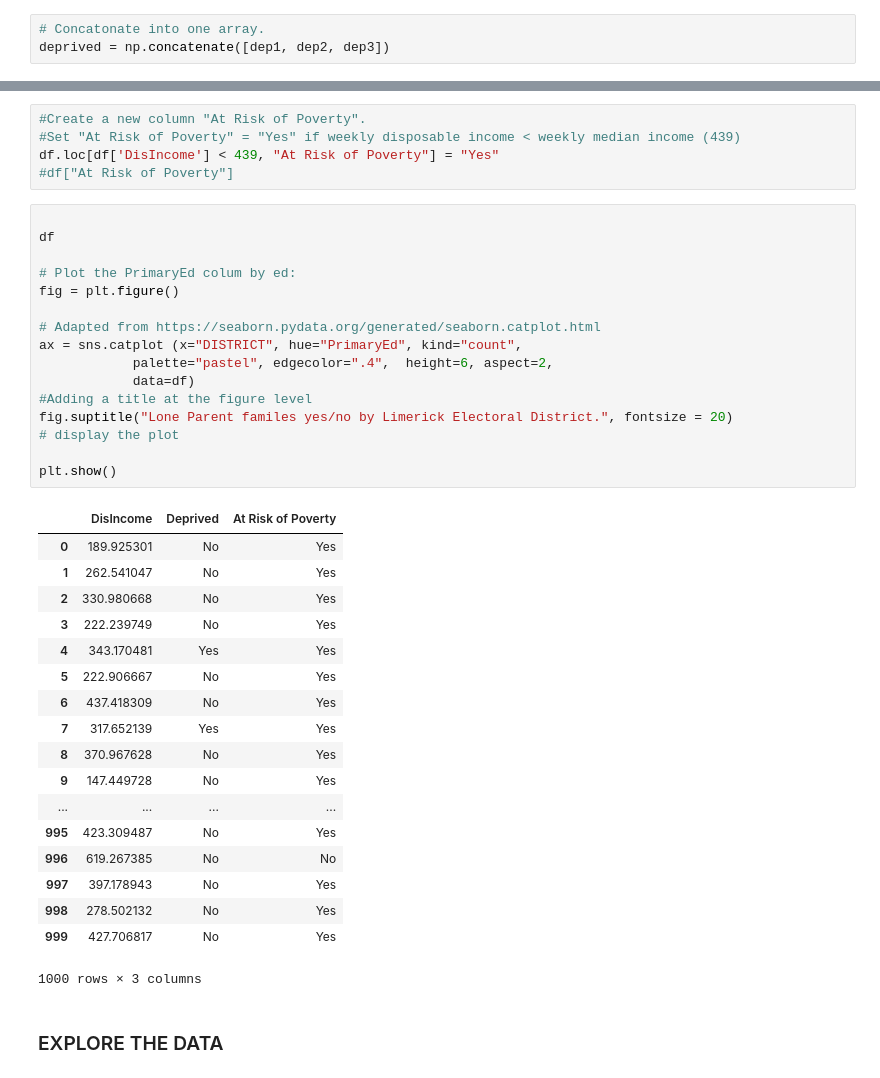
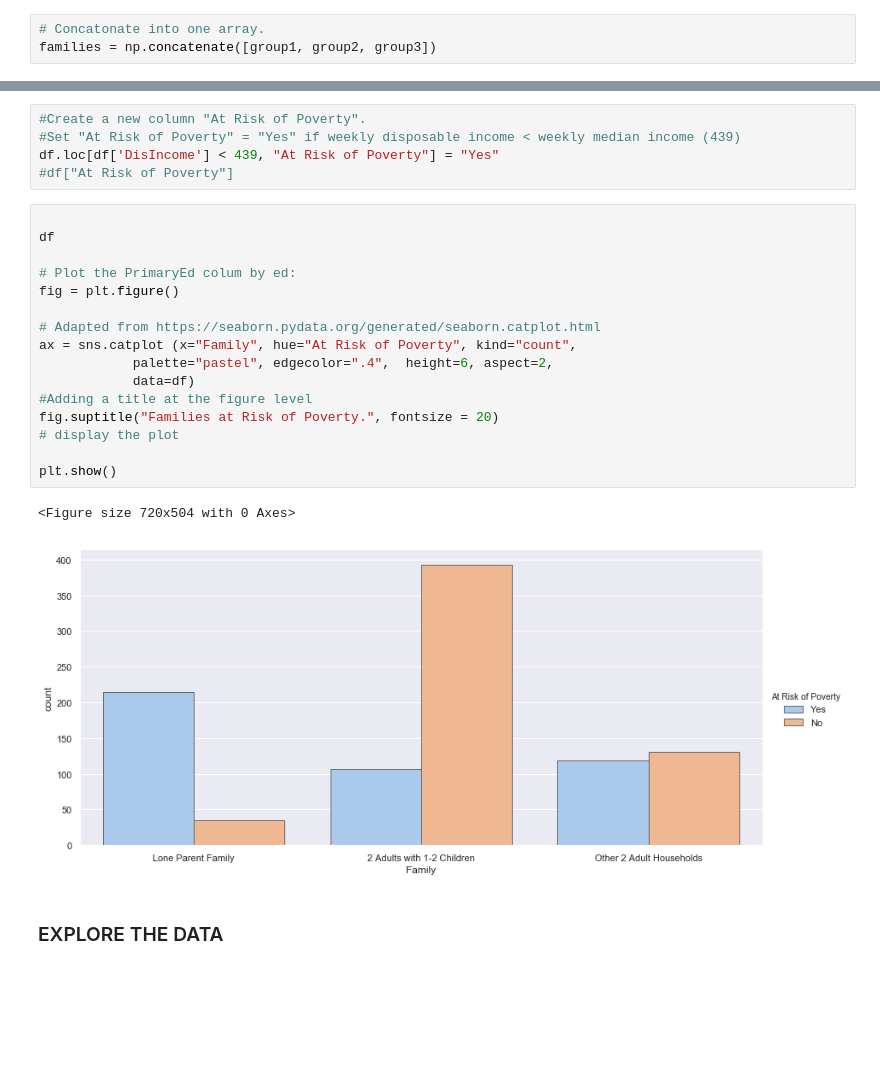
Before and after one commit to fionaoriordan/52465_19_project, a Jupyter notebook: 52465_19_project_dep1.ipynb, the cells around one changed output, grey strips where cells are left out. Saved outputs shown, nothing was run; the diff lists cells and outputs as text; blank space fills up the shorter version.

Commit message:
Updating df to include families column and creating histogram of df

```diff
--- a/52465_19_project_dep1.ipynb
+++ b/52465_19_project_dep1.ipynb
@@ -127,7 +127,7 @@ group2 = ["2 Adults with 1-2 Children"] * 500
 group3 = ["Other 2 Adult Households"] *250
 # %%
 # Concatonate into one array.
-deprived = np.concatenate([dep1, dep2, dep3])
+families = np.concatenate([group1, group2, group3])
 # %% [markdown]
 ### 3.2  DISPOSABLE INCOME ARRAY
 # %%
@@ -221,38 +221,22 @@ df.loc[df['DisIncome'] < 439, "At Risk of Poverty"] = "Yes"
 # %%
 
 df
 
 # Plot the PrimaryEd colum by ed:
 fig = plt.figure()
 
 # Adapted from https://seaborn.pydata.org/generated/seaborn.catplot.html
-ax = sns.catplot (x="DISTRICT", hue="PrimaryEd", kind="count",
+ax = sns.catplot (x="Family", hue="At Risk of Poverty", kind="count",
             palette="pastel", edgecolor=".4",  height=6, aspect=2,
             data=df)
 #Adding a title at the figure level
-fig.suptitle("Lone Parent familes yes/no by Limerick Electoral District.", fontsize = 20)
+fig.suptitle("Families at Risk of Poverty.", fontsize = 20)
 # display the plot
 
 plt.show()
 # %% [output]
-|  | DisIncome | Deprived | At Risk of Poverty |
-| 0 | 189.925301 | No | Yes |
-| 1 | 262.541047 | No | Yes |
-| 2 | 330.980668 | No | Yes |
-| 3 | 222.239749 | No | Yes |
-| 4 | 343.170481 | Yes | Yes |
-| 5 | 222.906667 | No | Yes |
-| 6 | 437.418309 | No | Yes |
-| 7 | 317.652139 | Yes | Yes |
-| 8 | 370.967628 | No | Yes |
-| 9 | 147.449728 | No | Yes |
-| ... | ... | ... | ... |
-| 995 | 423.309487 | No | Yes |
-| 996 | 619.267385 | No | No |
-| 997 | 397.178943 | No | Yes |
-| 998 | 278.502132 | No | Yes |
-| 999 | 427.706817 | No | Yes |
-1000 rows × 3 columns
+<Figure size 720x504 with 0 Axes>
+[figure, added]
 # %% [markdown]
 ### EXPLORE THE DATA
 # %%
```
